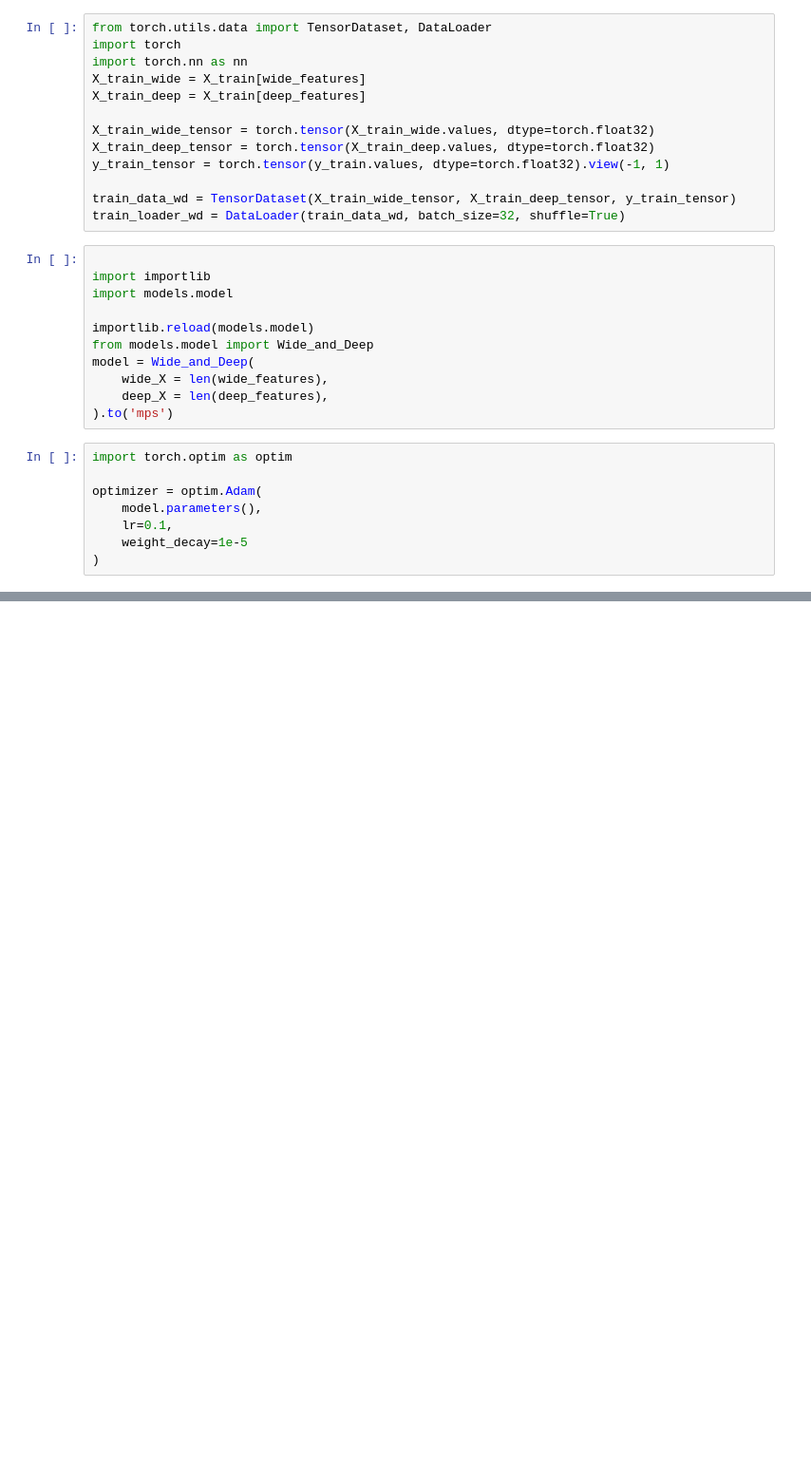
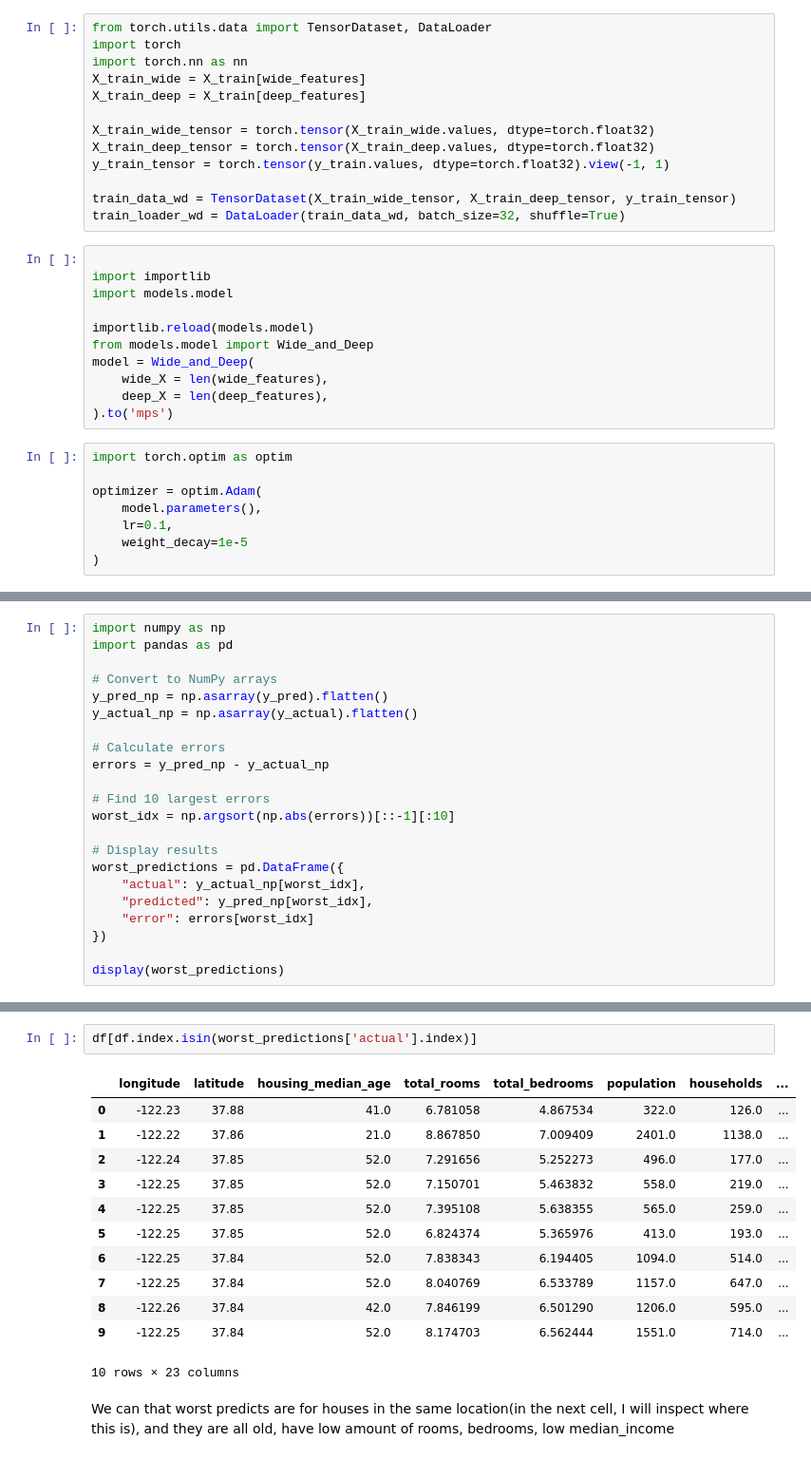
Before and after one commit to skyaax/HousePrediction, a Jupyter notebook: sample.ipynb, the cells around one changed output, grey strips where cells are left out. Shown at 95% size. Saved outputs shown, nothing was run; the diff lists cells and outputs as text; blank space fills up the shorter version.

```diff
--- a/sample.ipynb
+++ b/sample.ipynb
@@ -419,0 +457,22 @@ Validation RMSE: 52293.91
+# %%
+import numpy as np
+import pandas as pd
+
+# Convert to NumPy arrays
+y_pred_np = np.asarray(y_pred).flatten()
+y_actual_np = np.asarray(y_actual).flatten()
+
+# Calculate errors
+errors = y_pred_np - y_actual_np
+
+# Find 10 largest errors
+worst_idx = np.argsort(np.abs(errors))[::-1][:10]
+
+# Display results
+worst_predictions = pd.DataFrame({
+    "actual": y_actual_np[worst_idx],
+    "predicted": y_pred_np[worst_idx],
+    "error": errors[worst_idx]
+})
+
+display(worst_predictions)
@@ -419,0 +491,17 @@ Validation RMSE: 52293.91
+# %%
+df[df.index.isin(worst_predictions['actual'].index)]
+# %% [output]
+|  | longitude | latitude | housing_median_age | total_rooms | total_bedrooms | population | households | ... |
+| 0 | -122.23 | 37.88 | 41.0 | 6.781058 | 4.867534 | 322.0 | 126.0 | ... |
+| 1 | -122.22 | 37.86 | 21.0 | 8.867850 | 7.009409 | 2401.0 | 1138.0 | ... |
+| 2 | -122.24 | 37.85 | 52.0 | 7.291656 | 5.252273 | 496.0 | 177.0 | ... |
+| 3 | -122.25 | 37.85 | 52.0 | 7.150701 | 5.463832 | 558.0 | 219.0 | ... |
+| 4 | -122.25 | 37.85 | 52.0 | 7.395108 | 5.638355 | 565.0 | 259.0 | ... |
+| 5 | -122.25 | 37.85 | 52.0 | 6.824374 | 5.365976 | 413.0 | 193.0 | ... |
+| 6 | -122.25 | 37.84 | 52.0 | 7.838343 | 6.194405 | 1094.0 | 514.0 | ... |
+| 7 | -122.25 | 37.84 | 52.0 | 8.040769 | 6.533789 | 1157.0 | 647.0 | ... |
+| 8 | -122.26 | 37.84 | 42.0 | 7.846199 | 6.501290 | 1206.0 | 595.0 | ... |
+| 9 | -122.25 | 37.84 | 52.0 | 8.174703 | 6.562444 | 1551.0 | 714.0 | ... |
+10 rows × 23 columns
+# %% [markdown]
+We can that worst predicts are for houses in the same location(in the next cell, I will inspect where this is), and they are all old, have low amount of rooms, bedrooms, low median_income
```
Also changed, not shown: parts of 6 cells of this notebook.
